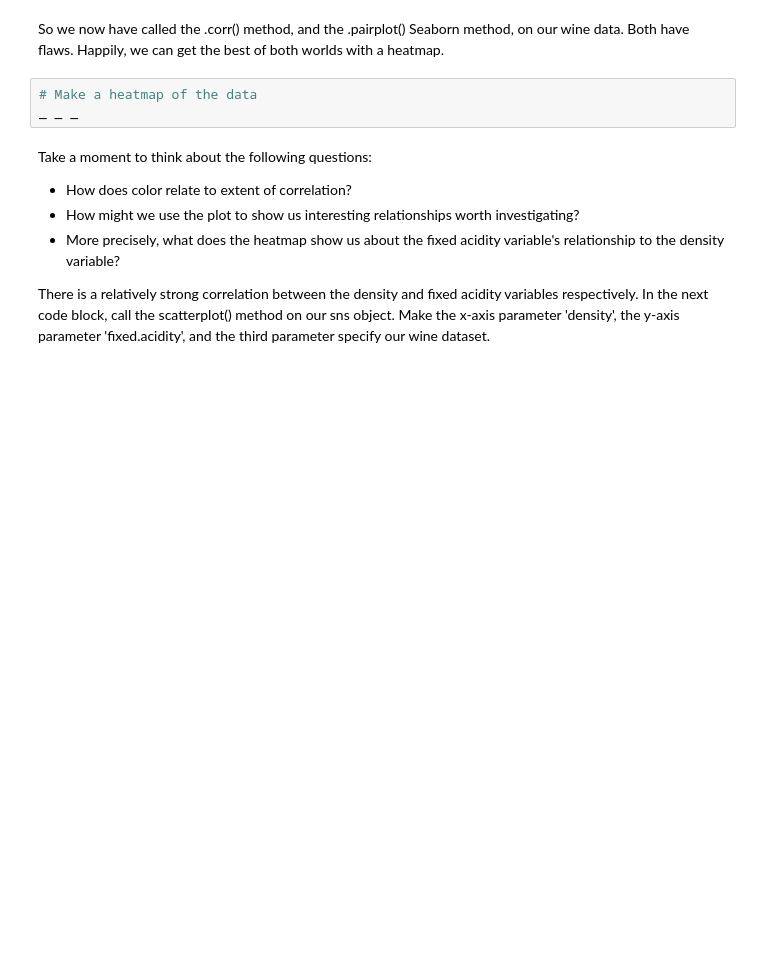
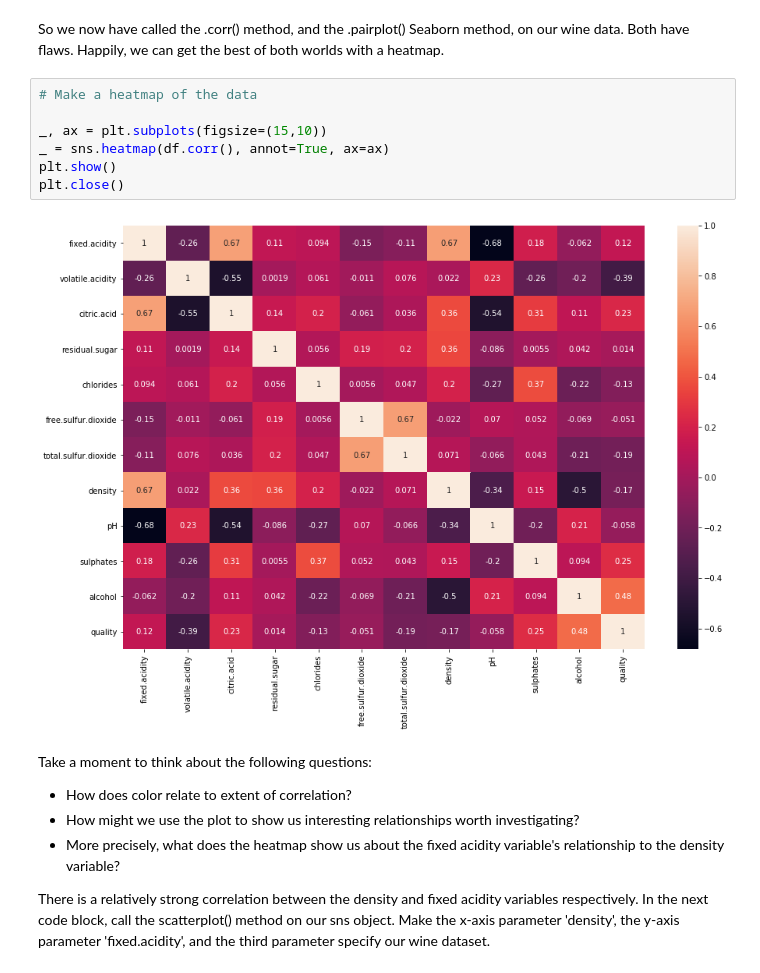
Before and after one commit to Dylan-C-Neal/Springboard-Data-Science-Career-Track, a Jupyter notebook: 11.4 Linear Regression Case Study/Springboard Regression Case Study, Unit 8 - the Red Wine Dataset - Tier 3 (1).ipynb, the cells around one changed output. Cells and saved outputs as stored; diff of their text form; blank space fills up the shorter version.

```diff
--- a/11.4 Linear Regression Case Study/Springboard Regression Case Study, Unit 8 - the Red Wine Dataset - Tier 3 (1).ipynb
+++ b/11.4 Linear Regression Case Study/Springboard Regression Case Study, Unit 8 - the Red Wine Dataset - Tier 3 (1).ipynb
@@ -147,7 +222,13 @@ Here's a couple things you might have noticed:
 So we now have called the .corr() method, and the .pairplot() Seaborn method, on our wine data. Both have flaws. Happily, we can get the best of both worlds with a heatmap.
 # %%
 # Make a heatmap of the data
-_ _ _
+
+_, ax = plt.subplots(figsize=(15,10))
+_ = sns.heatmap(df.corr(), annot=True, ax=ax)
+plt.show()
+plt.close()
+# %% [output]
+[figure, added]
 # %% [markdown]
 Take a moment to think about the following questions:
 - How does color relate to extent of correlation?
```
Also changed, not shown: parts of 13 cells of this notebook.
